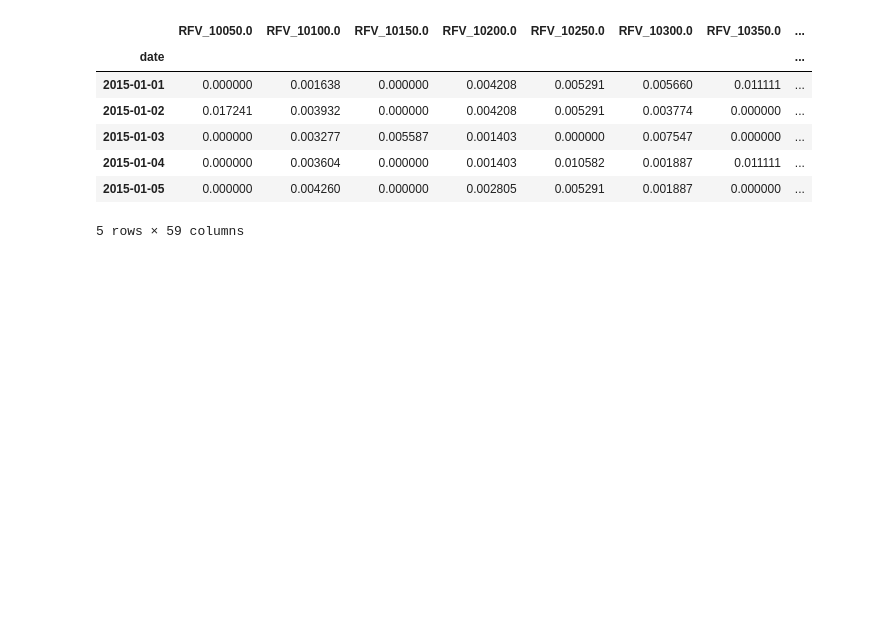
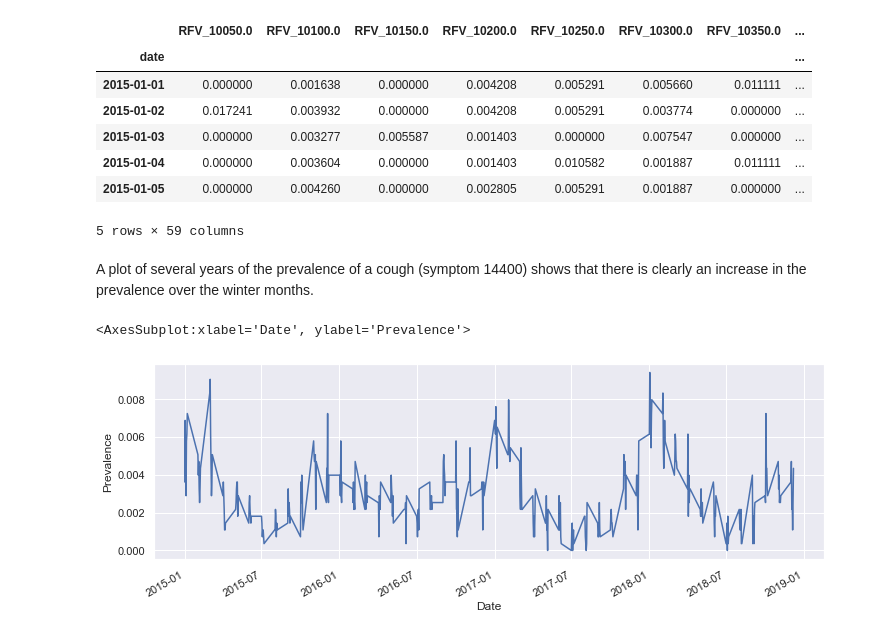
Before and after one commit to DonTron-prog/NHAMCS, a Jupyter notebook: anomaly.ipynb, the cells around one changed output. Drawn from its saved outputs; the diff is of its cells as text; code cells hidden in the pictures; blank space fills up the shorter version.

Commit message:
Added plot of cough

```diff
--- a/anomaly.ipynb
+++ b/anomaly.ipynb
@@ -99,3 +99,10 @@ syndromic_features.head()
 | 2015-01-04 | 0.000000 | 0.003604 | 0.000000 | 0.001403 | 0.010582 | 0.001887 | 0.011111 | ... |
 | 2015-01-05 | 0.000000 | 0.004260 | 0.000000 | 0.002805 | 0.005291 | 0.001887 | 0.000000 | ... |
 5 rows × 59 columns
+# %% [markdown]
+A plot of several years of the prevalence of a cough (symptom 14400) shows that there is clearly an increase in the prevalence over the winter months.
+# %%
+syndromic_features['RFV_14400.0'].plot(xlabel='Date', ylabel='Prevalence', figsize=(12,4))
+# %% [output]
+<AxesSubplot:xlabel='Date', ylabel='Prevalence'>
+[figure, added]
```
